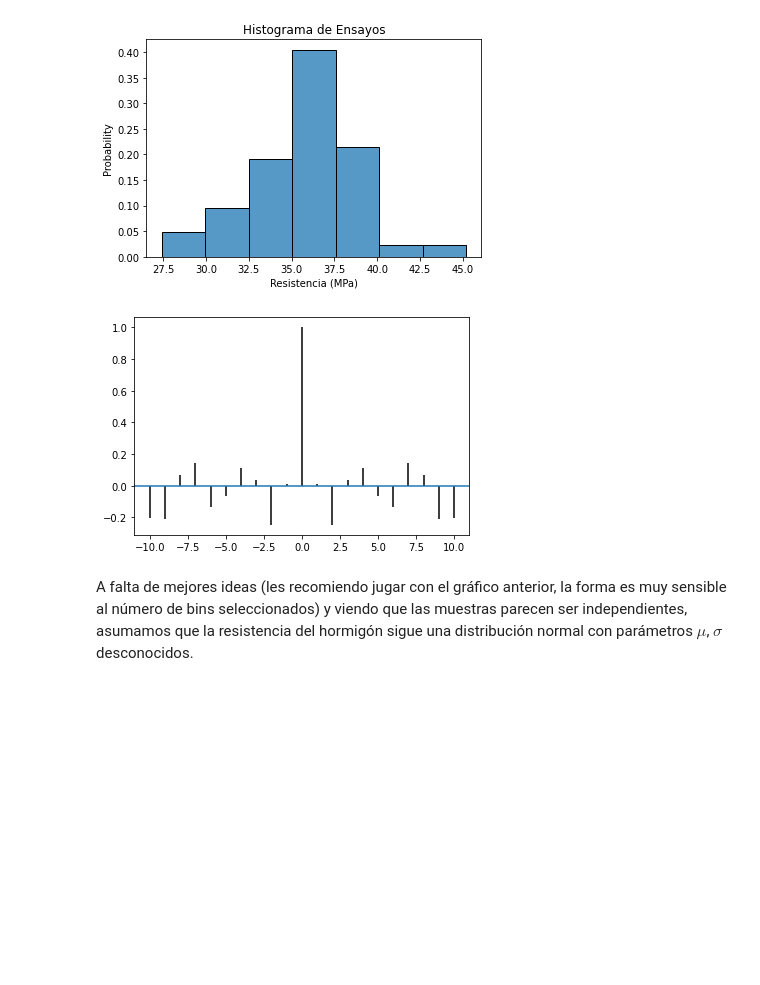
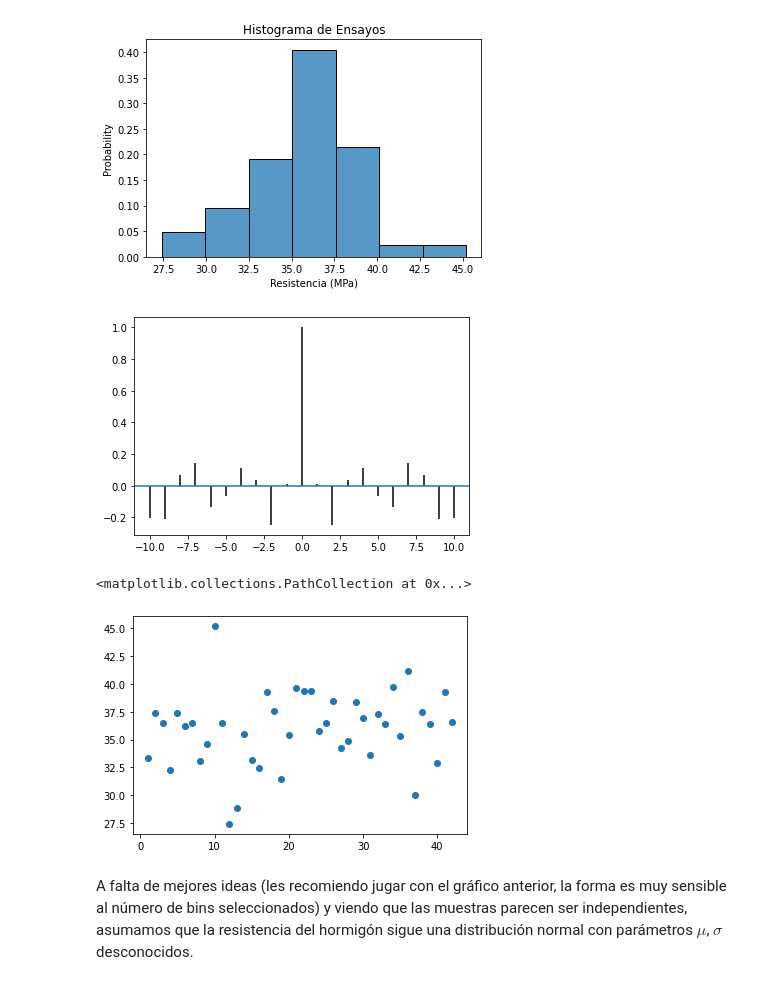
Before and after one commit to mbalbi/ciencia_de_datos, a Jupyter notebook: notebooks/practica_4.ipynb, the cells around one changed output. Cells and saved outputs as stored; diff of their text form; code cells hidden in the pictures; blank space fills up the shorter version.

```diff
--- a/notebooks/practica_4.ipynb
+++ b/notebooks/practica_4.ipynb
@@ -67,8 +67,12 @@ plt.show()
 # %%
 # Autocorrelación
 plt.acorr( df_probetas['Resistencia (MPa)']-df_probetas['Resistencia (MPa)'].mean() );
+plt.show()
+plt.scatter( df_probetas['Ensayo'],df_probetas['Resistencia (MPa)'])
 # %% [output]
 [figure]
+<matplotlib.collections.PathCollection at 0x...>
+[figure, added]
 # %% [markdown]
 A falta de mejores ideas (les recomiendo jugar con el gráfico anterior, la forma es muy sensible al número de bins seleccionados) y viendo que las muestras parecen ser independientes, asumamos que la resistencia del hormigón sigue una distribución normal con parámetros $\mu$, $\sigma$ desconocidos.
 # %% [markdown]
```
Also changed, not shown: parts of 5 cells of this notebook.
